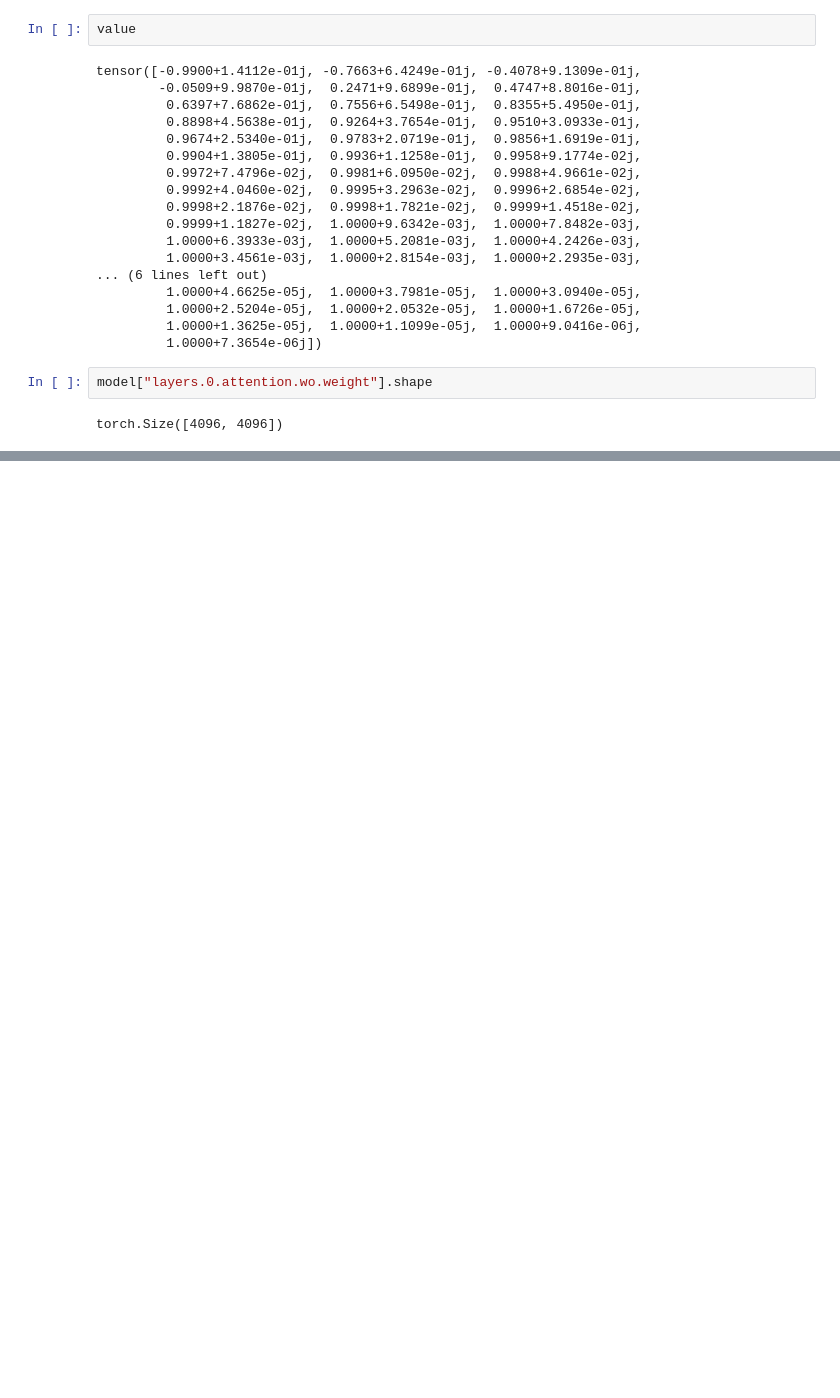
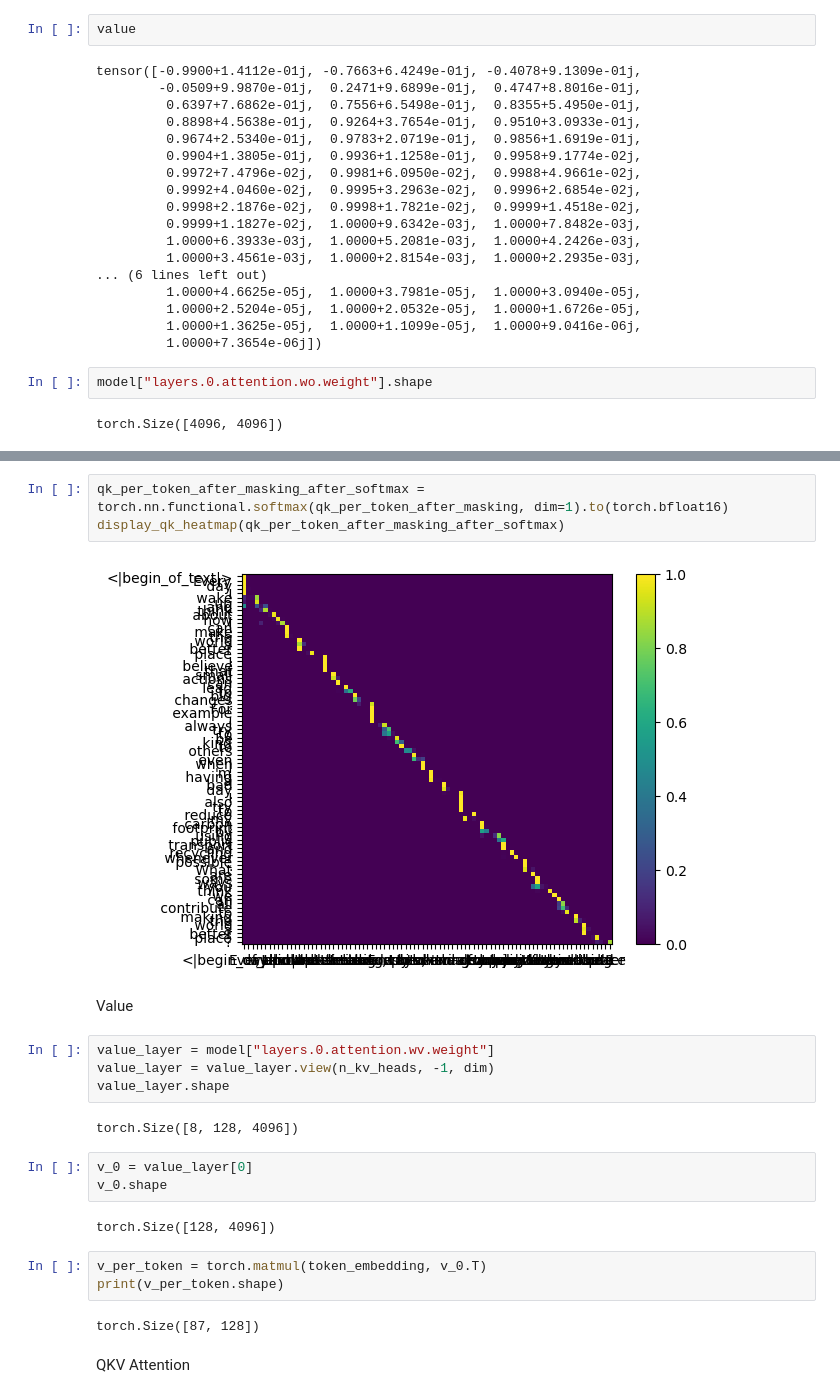
Before and after one commit to Conqcd/learnllm, a Jupyter notebook: leranLLAMA3.ipynb, the cells around one changed output, grey strips where cells are left out. Saved outputs shown, nothing was run; the diff lists cells and outputs as text; blank space fills up the shorter version.

```diff
--- a/leranLLAMA3.ipynb
+++ b/leranLLAMA3.ipynb
@@ -212,0 +302,25 @@ torch.Size([4096, 4096])
+# %%
+qk_per_token_after_masking_after_softmax = torch.nn.functional.softmax(qk_per_token_after_masking, dim=1).to(torch.bfloat16)
+display_qk_heatmap(qk_per_token_after_masking_after_softmax)
+# %% [output]
+[figure, added]
+# %% [markdown]
+Value
+# %%
+value_layer = model["layers.0.attention.wv.weight"]
+value_layer = value_layer.view(n_kv_heads, -1, dim)
+value_layer.shape
+# %% [output]
+torch.Size([8, 128, 4096])
+# %%
+v_0 = value_layer[0]
+v_0.shape
+# %% [output]
+torch.Size([128, 4096])
+# %%
+v_per_token = torch.matmul(token_embedding, v_0.T)
+print(v_per_token.shape)
+# %% [output]
+torch.Size([87, 128])
+# %% [markdown]
+QKV Attention
```
Also changed, not shown: parts of 34 cells of this notebook.
